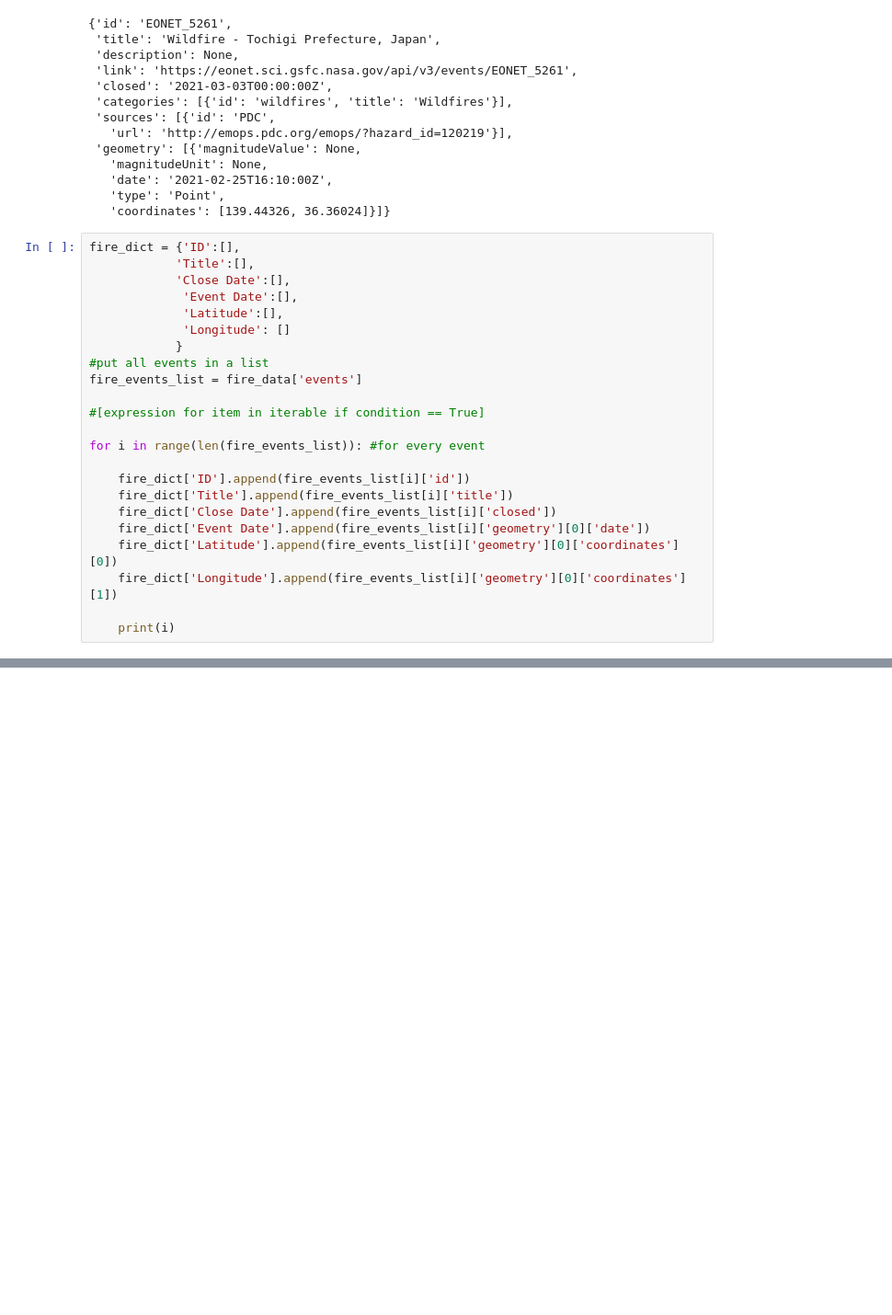
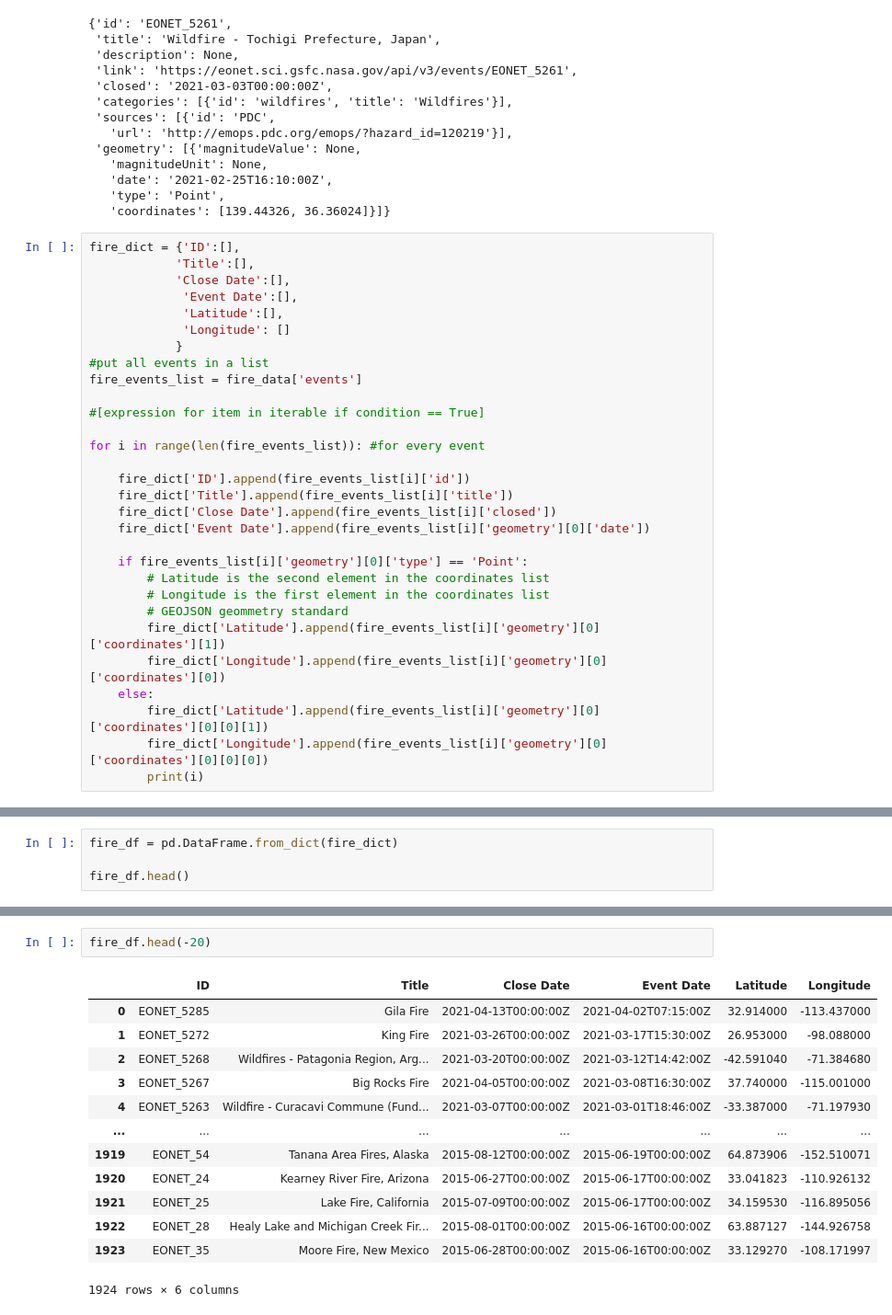
Before and after one commit to britt-emm/CGGroupProject, a Jupyter notebook: PracticeAPI.ipynb, the cells around one changed output, grey strips where cells are left out. Shown at 92% size. Saved outputs shown, nothing was run; the diff lists cells and outputs as text; blank space fills up the shorter version.

```diff
--- a/PracticeAPI.ipynb
+++ b/PracticeAPI.ipynb
@@ -226,8 +226,15 @@ for i in range(len(fire_events_list)): #for every event
     fire_dict['Title'].append(fire_events_list[i]['title'])
     fire_dict['Close Date'].append(fire_events_list[i]['closed'])
     fire_dict['Event Date'].append(fire_events_list[i]['geometry'][0]['date'])
-    fire_dict['Latitude'].append(fire_events_list[i]['geometry'][0]['coordinates'][0])
-    fire_dict['Longitude'].append(fire_events_list[i]['geometry'][0]['coordinates'][1])
 
-    print(i)
+    if fire_events_list[i]['geometry'][0]['type'] == 'Point':
+        # Latitude is the second element in the coordinates list
+        # Longitude is the first element in the coordinates list
+        # GEOJSON geommetry standard
+        fire_dict['Latitude'].append(fire_events_list[i]['geometry'][0]['coordinates'][1])
+        fire_dict['Longitude'].append(fire_events_list[i]['geometry'][0]['coordinates'][0])
+    else:
+        fire_dict['Latitude'].append(fire_events_list[i]['geometry'][0]['coordinates'][0][0][1])
+        fire_dict['Longitude'].append(fire_events_list[i]['geometry'][0]['coordinates'][0][0][0])
+        print(i)
 # %% [output]
@@ -313,0 +295,4 @@ fire_dict['Latitude']
+# %%
+fire_df = pd.DataFrame.from_dict(fire_dict)
+
+fire_df.head()
@@ -313,0 +306,16 @@ fire_dict['Latitude']
+# %%
+fire_df.head(-20)
+# %% [output]
+|  | ID | Title | Close Date | Event Date | Latitude | Longitude |
+| 0 | EONET_5285 | Gila Fire | 2021-04-13T00:00:00Z | 2021-04-02T07:15:00Z | 32.914000 | -113.437000 |
+| 1 | EONET_5272 | King Fire | 2021-03-26T00:00:00Z | 2021-03-17T15:30:00Z | 26.953000 | -98.088000 |
+| 2 | EONET_5268 | Wildfires - Patagonia Region, Arg... | 2021-03-20T00:00:00Z | 2021-03-12T14:42:00Z | -42.591040 | -71.384680 |
+| 3 | EONET_5267 | Big Rocks Fire | 2021-04-05T00:00:00Z | 2021-03-08T16:30:00Z | 37.740000 | -115.001000 |
+| 4 | EONET_5263 | Wildfire - Curacavi Commune (Fund... | 2021-03-07T00:00:00Z | 2021-03-01T18:46:00Z | -33.387000 | -71.197930 |
+| ... | ... | ... | ... | ... | ... | ... |
+| 1919 | EONET_54 | Tanana Area Fires, Alaska | 2015-08-12T00:00:00Z | 2015-06-19T00:00:00Z | 64.873906 | -152.510071 |
+| 1920 | EONET_24 | Kearney River Fire, Arizona | 2015-06-27T00:00:00Z | 2015-06-17T00:00:00Z | 33.041823 | -110.926132 |
+| 1921 | EONET_25 | Lake Fire, California | 2015-07-09T00:00:00Z | 2015-06-17T00:00:00Z | 34.159530 | -116.895056 |
+| 1922 | EONET_28 | Healy Lake and Michigan Creek Fir... | 2015-08-01T00:00:00Z | 2015-06-16T00:00:00Z | 63.887127 | -144.926758 |
+| 1923 | EONET_35 | Moore Fire, New Mexico | 2015-06-28T00:00:00Z | 2015-06-16T00:00:00Z | 33.129270 | -108.171997 |
+1924 rows × 6 columns
```
Also changed, not shown: parts of 19 cells of this notebook.
